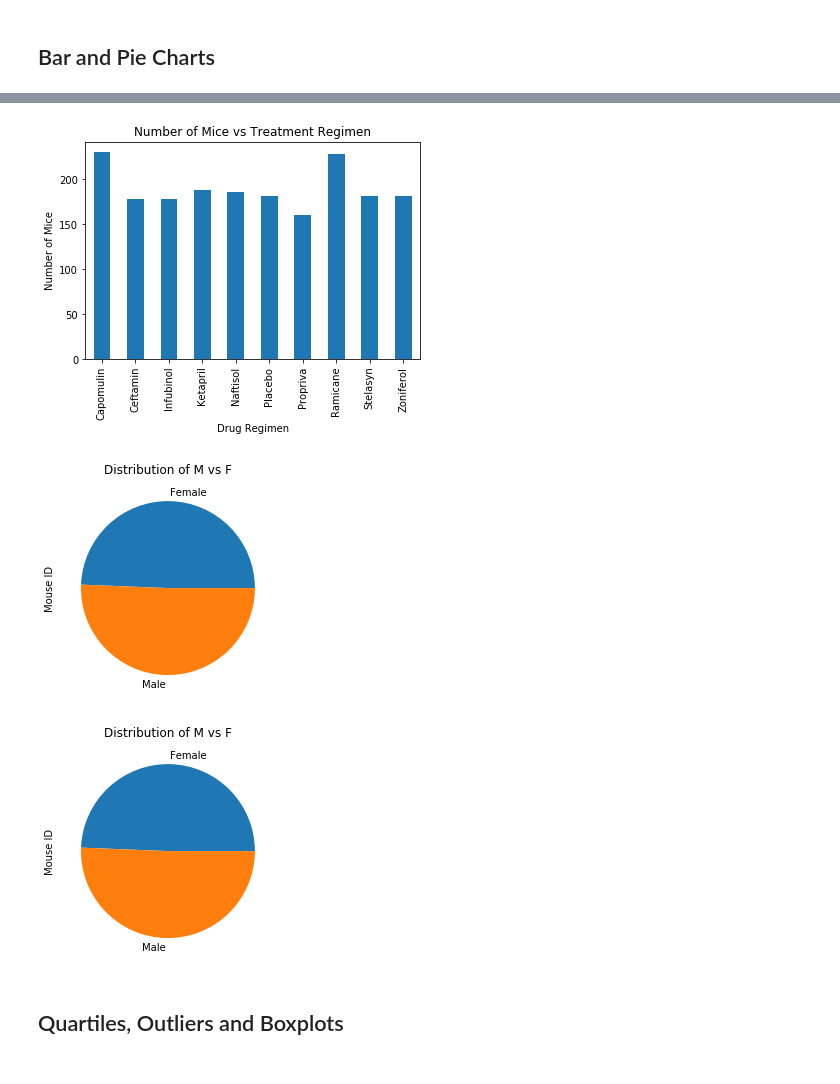
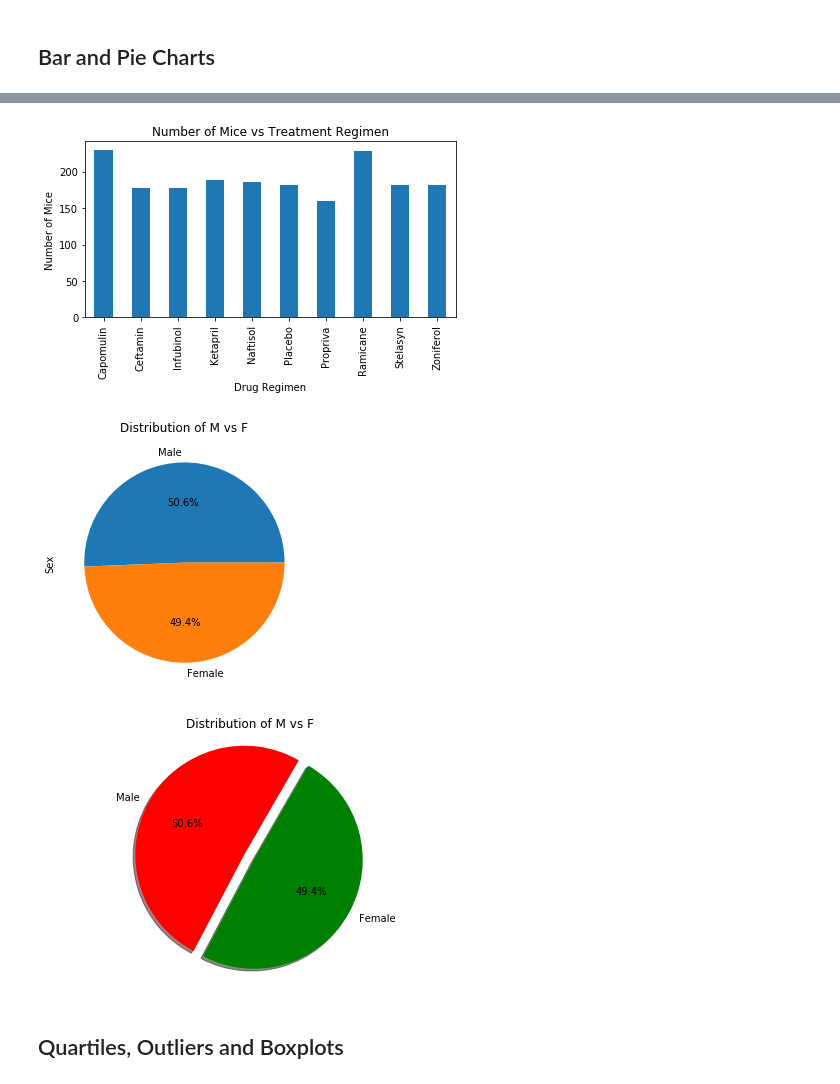
Before and after one commit to j1-aggie/5_MatPlotLib_Homework, a Jupyter notebook: pymaceuticals_starter.ipynb, the cells around one changed output, grey strips where cells are left out. Drawn from its saved outputs; the diff is of its cells as text; code cells hidden in the pictures.

```diff
--- a/pymaceuticals_starter.ipynb
+++ b/pymaceuticals_starter.ipynb
@@ -172,36 +171,40 @@ Text(0, 0.5, 'Number of Mice')
 # %%
 # Generate a bar plot showing the total number of mice for each treatment throughout the course of the study using pyplot.
 barpd_data = clean_data.groupby('Drug Regimen').count()['Mouse ID']
 barpd_data_df = pd.DataFrame(barpd_data)
 
 plt.xdata = barpd_data_df.plot.bar(legend=False)
 plt.xlabel('Drug Regimen')
 plt.ylabel('Number of Mice')
 plt.title('Number of Mice vs Treatment Regimen')
-
+plt.tight_layout()
 plt.show()
 # %% [output]
-[figure, old version]
+[figure, new version]
 # %%
 # Generate a pie plot showing the distribution of female versus male mice using pandas
-gender = clean_data.groupby('Sex').count()['Mouse ID']
-
-pie_plot = gender.plot.pie(y='Sex', title='Distribution of M vs F')
+gender = clean_data['Sex'].value_counts()
+plt.figure()
+gender.plot(kind="pie", autopct='%1.1f%%')
+plt.title('Distribution of M vs F')
+plt.tight_layout()
+plt.show()
 # %% [output]
-[figure, old version]
+[figure, new version]
 # %%
 # Generate a pie plot showing the distribution of female versus male mice using pyplot
 
-gender = clean_data.groupby('Sex').count()['Mouse ID']
-gender_df = pd.DataFrame(gender)
-gender_df
+colors = ["red", "green"]
+explode = (0.1,0)
+plt.figure()
+plt.pie(gender.values, explode=explode, labels=gender.index.values, colors=colors, autopct='%1.1f%%', shadow=True, startangle=60)
 
-plt.pie(gender,labels=gender.index);
-plt.title('Distribution of M vs F')
-plt.ylabel('Mouse ID')
+plt.axis('equal')
+plt.title("Distribution of M vs F")
+plt.tight_layout()
 plt.show()
 # %% [output]
-[figure, old version]
+[figure, new version]
 # %% [markdown]
 ## Quartiles, Outliers and Boxplots
 # %%
```
Also changed, not shown: parts of 8 cells of this notebook.
